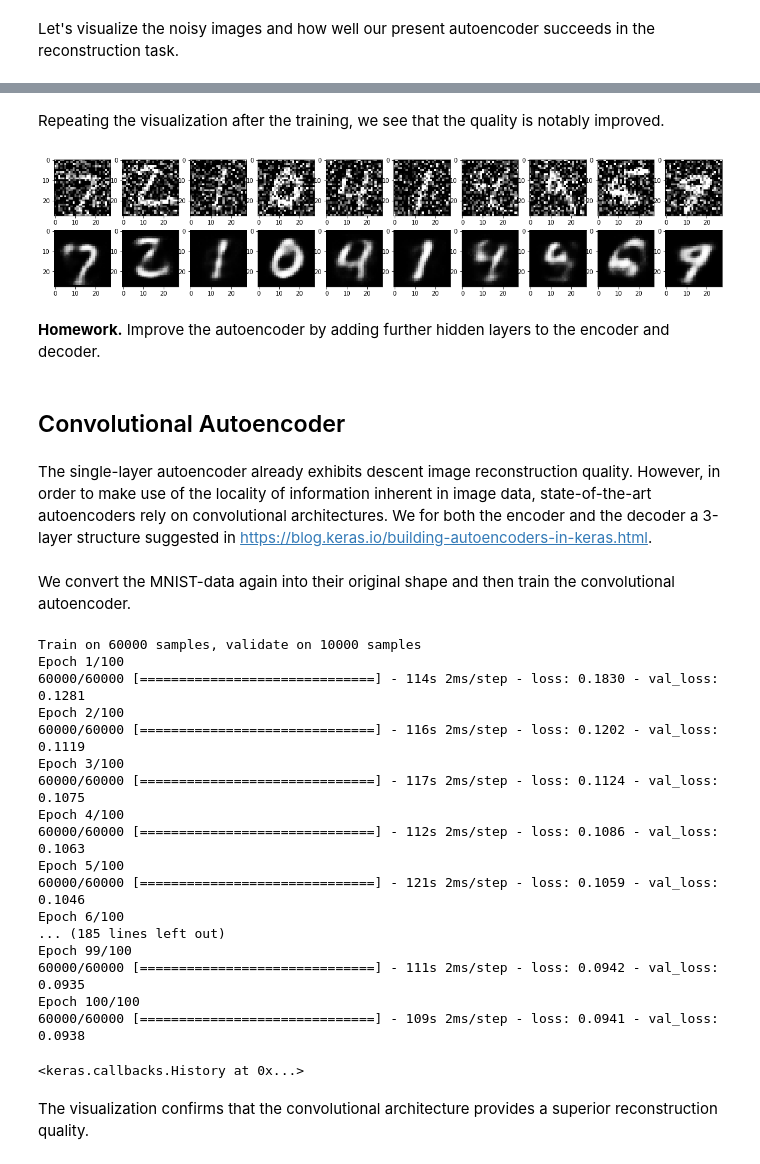
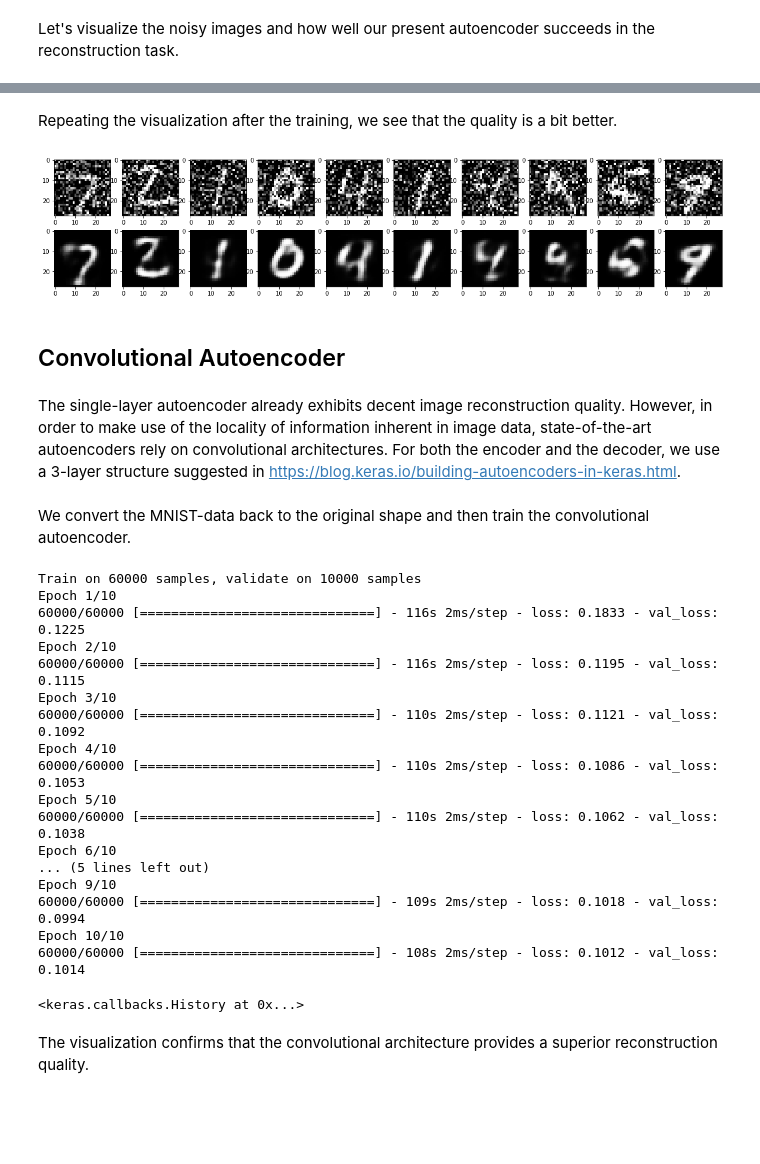
Before and after one commit to Christian-Hirsch/Tosta-Material, a Jupyter notebook: notebooks/autoEnc.ipynb, the cells around one changed output, grey strips where cells are left out. Cells and saved outputs as stored; diff of their text form; code cells hidden in the pictures; blank space fills up the shorter version.

```diff
--- a/notebooks/autoEnc.ipynb
+++ b/notebooks/autoEnc.ipynb
@@ -115,8 +110,9 @@ auto_enc = Sequential([
 ])
 auto_enc.compile(optimizer='adadelta', loss='binary_crossentropy')
 
-auto_enc.fit(x_train_noisy, x_train,
-                epochs=40,
-                batch_size=batch_size,
-                validation_data=(x_test_noisy, x_test))
+auto_enc.fit(x_tt_noisy[0], x_tt[0],
+            epochs=epochs,
+            batch_size=batch_size,
+            verbose=0,
+            validation_data=(x_tt_noisy[1], x_tt[1]))
 # %% [output]
@@ -141,21 +120,13 @@ Epoch 40/40
 # %% [markdown]
-Repeating the visualization after the training, we see that the quality is notably improved.
+Repeating the visualization after the training, we see that the quality is a bit better.
-# %%
-plt.figure(figsize=(20, 4))
-for i in range(n):
-    ax = plt.subplot(2, n, i + 1)
-    plt.imshow(x_test_noisy[i].reshape(img_size))
-    ax = plt.subplot(2, n, i + 1 + n)
-    plt.imshow(auto_enc.predict(x_test_noisy)[i].reshape(img_size))
-plt.show()
-# %% [output]
-[figure, removed]
-# %% [markdown]
-**Homework.** Improve the autoencoder by adding further hidden layers to the encoder and decoder.
+# %%
+plot_digits(x_tt_noisy[1], auto_enc.predict(x_tt_noisy[1]))
+# %% [output]
+[figure, added]
 # %% [markdown]
 ## Convolutional Autoencoder
 # %% [markdown]
-The single-layer autoencoder already exhibits descent image reconstruction quality. However, in order to make use of the locality of information inherent in image data, state-of-the-art autoencoders rely on convolutional architectures. We for both the encoder and the decoder a 3-layer structure suggested in https://blog.keras.io/building-autoencoders-in-keras.html.
+The single-layer autoencoder already exhibits decent image reconstruction quality. However, in order to make use of the locality of information inherent in image data, state-of-the-art autoencoders rely on convolutional architectures. For both the encoder and the decoder, we use a 3-layer structure suggested in https://blog.keras.io/building-autoencoders-in-keras.html.
 # %%
 from keras.layers import Conv2D, MaxPooling2D, UpSampling2D
 
@@ -177,35 +148,33 @@ dec=[Conv2D(encoding_dim, (3, 3), activation='relu', padding='same'),
 auto_enc = Sequential(enc + dec)
 auto_enc.compile(optimizer='adadelta', loss='binary_crossentropy')
 # %% [markdown]
-We convert the MNIST-data again into their original shape and then train the convolutional autoencoder.
+We convert the MNIST-data back to the original shape and then train the convolutional autoencoder.
 # %%
-x_train, x_test, x_train_noisy, x_test_noisy = [np.reshape(data, (len(data), 28, 28, 1))
-                                               for data in [x_train, x_test, x_train_noisy, x_test_noisy]]
+x_all = [np.reshape(data, (len(data), 28, 28, 1)) for data in x_tt + x_tt_noisy]
 
-
-auto_enc.fit(x_train_noisy, x_train,
-                epochs=100,
-                batch_size=128,
-                validation_data=(x_test_noisy, x_test)
+auto_enc.fit(x_all[2], x_all[0],
+                epochs=10,
+                batch_size=batch_size,
+                validation_data=(x_all[3], x_all[1])
              )
 # %% [output]
 Train on 60000 samples, validate on 10000 samples
-Epoch 1/100
-60000/60000 [==============================] - 114s 2ms/step - loss: 0.1830 - val_loss: 0.1281
-Epoch 2/100
-60000/60000 [==============================] - 116s 2ms/step - loss: 0.1202 - val_loss: 0.1119
-Epoch 3/100
-60000/60000 [==============================] - 117s 2ms/step - loss: 0.1124 - val_loss: 0.1075
-Epoch 4/100
-60000/60000 [==============================] - 112s 2ms/step - loss: 0.1086 - val_loss: 0.1063
-Epoch 5/100
-60000/60000 [==============================] - 121s 2ms/step - loss: 0.1059 - val_loss: 0.1046
-Epoch 6/100
-... (185 lines left out)
-Epoch 99/100
-60000/60000 [==============================] - 111s 2ms/step - loss: 0.0942 - val_loss: 0.0935
-Epoch 100/100
-60000/60000 [==============================] - 109s 2ms/step - loss: 0.0941 - val_loss: 0.0938
+Epoch 1/10
+60000/60000 [==============================] - 116s 2ms/step - loss: 0.1833 - val_loss: 0.1225
+Epoch 2/10
+60000/60000 [==============================] - 116s 2ms/step - loss: 0.1195 - val_loss: 0.1115
+Epoch 3/10
+60000/60000 [==============================] - 110s 2ms/step - loss: 0.1121 - val_loss: 0.1092
+Epoch 4/10
+60000/60000 [==============================] - 110s 2ms/step - loss: 0.1086 - val_loss: 0.1053
+Epoch 5/10
+60000/60000 [==============================] - 110s 2ms/step - loss: 0.1062 - val_loss: 0.1038
+Epoch 6/10
+... (5 lines left out)
+Epoch 9/10
+60000/60000 [==============================] - 109s 2ms/step - loss: 0.1018 - val_loss: 0.0994
+Epoch 10/10
+60000/60000 [==============================] - 108s 2ms/step - loss: 0.1012 - val_loss: 0.1014
 <keras.callbacks.History at 0x...>
 # %% [markdown]
 The visualization confirms that the convolutional architecture provides a superior reconstruction quality.
```
Also changed, not shown: parts of 38 cells of this notebook, 5 other files.
